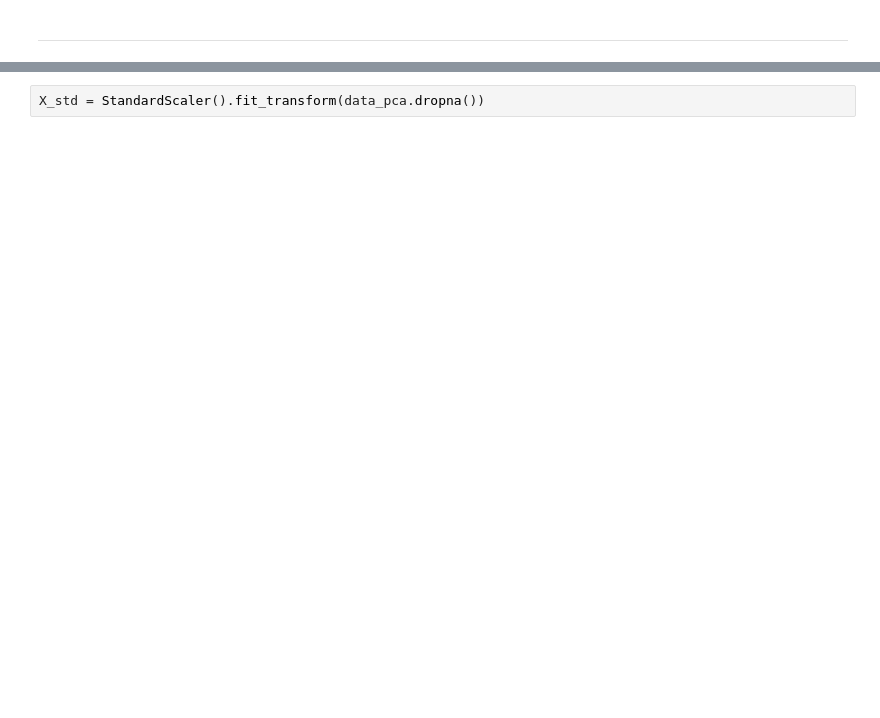
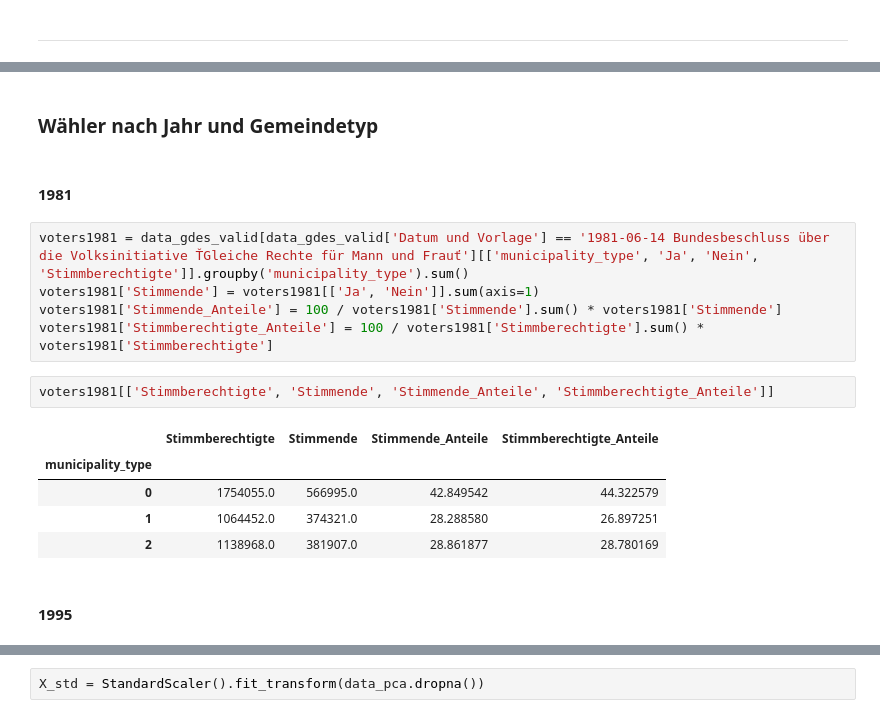
Before and after one commit to tamedia-ddj/abstimmungsfaktor_agglomerationen, a Jupyter notebook: abstimmungsfaktor_agglomerationen.ipynb, the cells around one changed output, grey strips where cells are left out. Drawn from its saved outputs; the diff is of its cells as text; blank space fills up the shorter version.

```diff
--- a/abstimmungsfaktor_agglomerationen.ipynb
+++ b/abstimmungsfaktor_agglomerationen.ipynb
@@ -132,0 +234,19 @@ Name: quota_rural, dtype: float64
+# %% [markdown]
+### Wähler nach Jahr und Gemeindetyp
+# %% [markdown]
+#### 1981
+# %%
+voters1981 = data_gdes_valid[data_gdes_valid['Datum und Vorlage'] == '1981-06-14 Bundesbeschluss über die Volksinitiative ŤGleiche Rechte für Mann und Frauť'][['municipality_type', 'Ja', 'Nein', 'Stimmberechtigte']].groupby('municipality_type').sum()
+voters1981['Stimmende'] = voters1981[['Ja', 'Nein']].sum(axis=1)
+voters1981['Stimmende_Anteile'] = 100 / voters1981['Stimmende'].sum() * voters1981['Stimmende']
+voters1981['Stimmberechtigte_Anteile'] = 100 / voters1981['Stimmberechtigte'].sum() * voters1981['Stimmberechtigte']
+# %%
+voters1981[['Stimmberechtigte', 'Stimmende', 'Stimmende_Anteile', 'Stimmberechtigte_Anteile']]
+# %% [output]
+|  | Stimmberechtigte | Stimmende | Stimmende_Anteile | Stimmberechtigte_Anteile |
+| municipality_type |  |  |  |  |
+| 0 | 1754055.0 | 566995.0 | 42.849542 | 44.322579 |
+| 1 | 1064452.0 | 374321.0 | 28.288580 | 26.897251 |
+| 2 | 1138968.0 | 381907.0 | 28.861877 | 28.780169 |
+# %% [markdown]
+#### 1995
```
Also changed, not shown: parts of 115 cells of this notebook, 6 other files.
